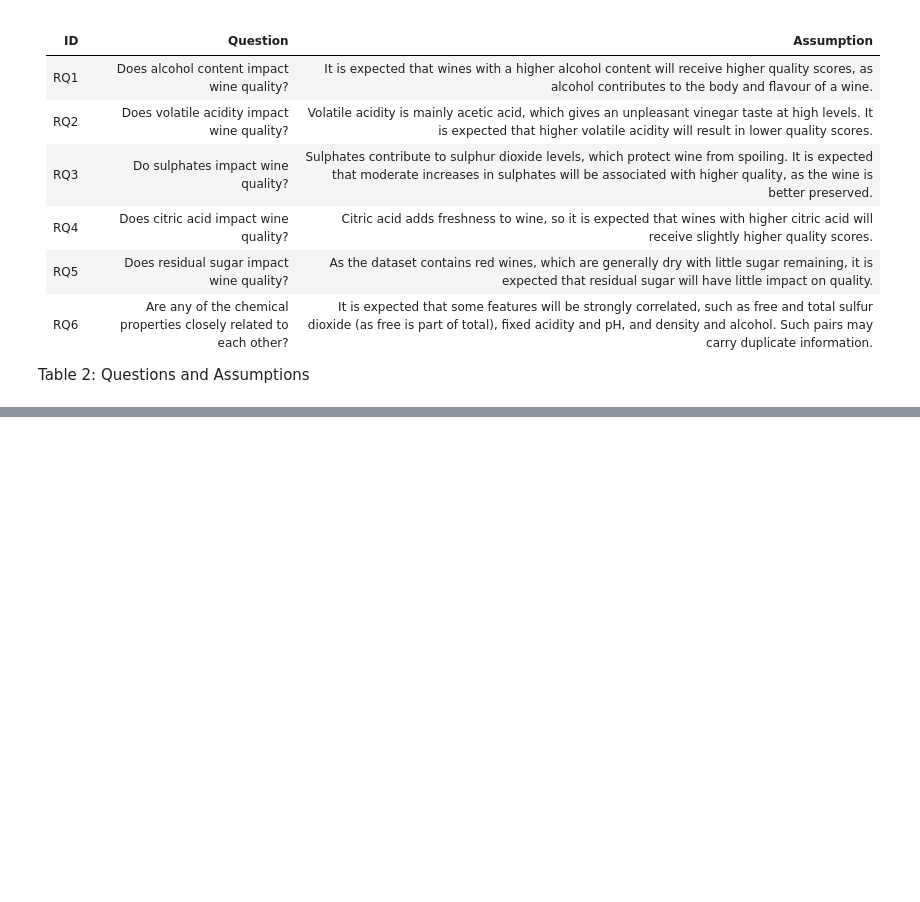
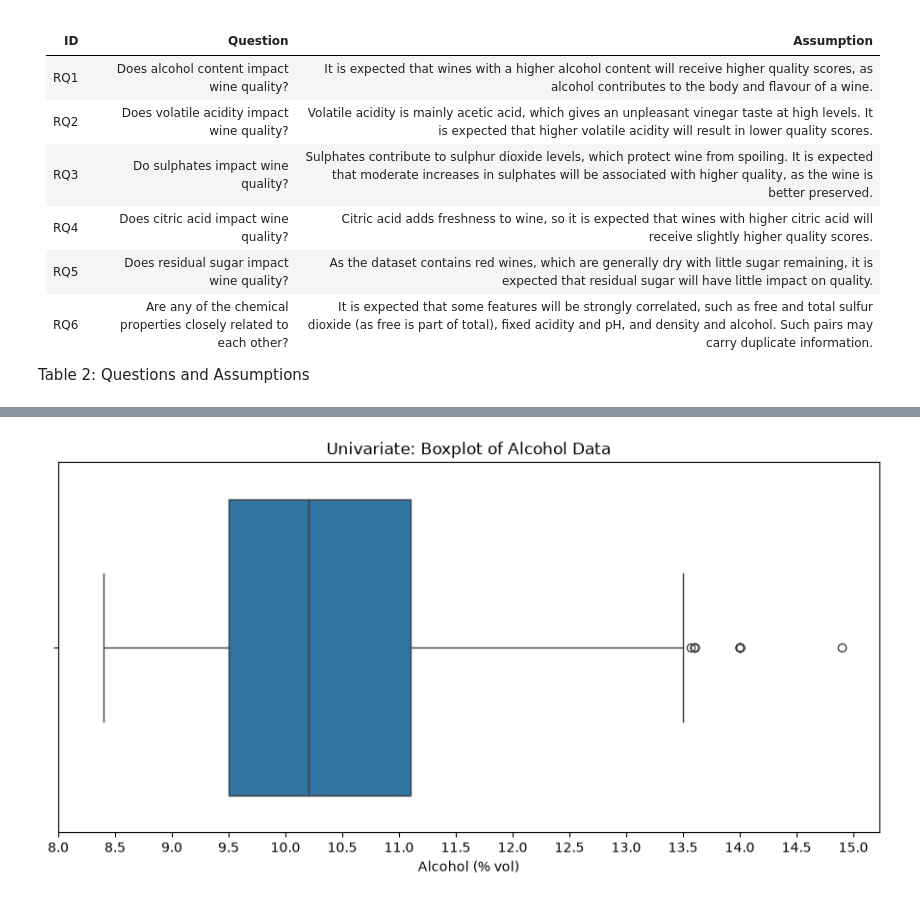
Before and after one commit to ayoajimuda/machine-learning, a Jupyter notebook: notebooks/wine_quality.ipynb, the cells around one changed output, grey strips where cells are left out. Cells and saved outputs as stored; diff of their text form; code cells hidden in the pictures; blank space fills up the shorter version.

```diff
--- a/notebooks/wine_quality.ipynb
+++ b/notebooks/wine_quality.ipynb
@@ -83,0 +195,22 @@ from sklearn.metrics import mean_absolute_error, mean_squared_error, r2_score
+# %%
+plt.figure(figsize=(11,5))
+
+# Set x axis as temp
+sns.boxplot(x = wine_qual["alcohol"])
+
+# Title the plot
+plt.title("Univariate: Boxplot of Alcohol Data")
+# Label the axis
+plt.xlabel("Alcohol (% vol)")
+
+# Get the minimum and maximum values for temp column for use with numpy
+min_alc = np.floor(wine_qual["alcohol"]).min()
+max_alc = np.ceil(wine_qual["alcohol"]).max()
+
+# Add ticks on x axis for more accurate value reading
+plt.xticks(np.arange(min_alc, max_alc + 0.5, 0.5))
+
+# Show the plot
+plt.show()
+# %% [output]
+[figure, added]
```
Also changed, not shown: parts of 23 cells of this notebook.
